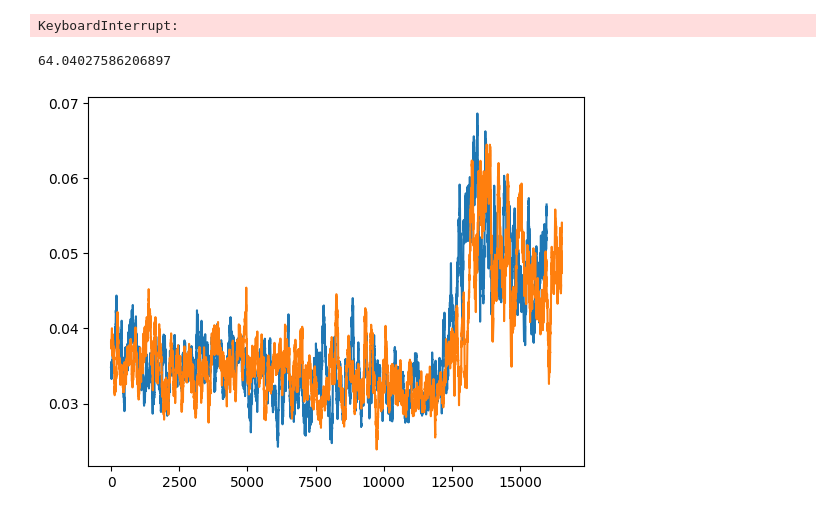
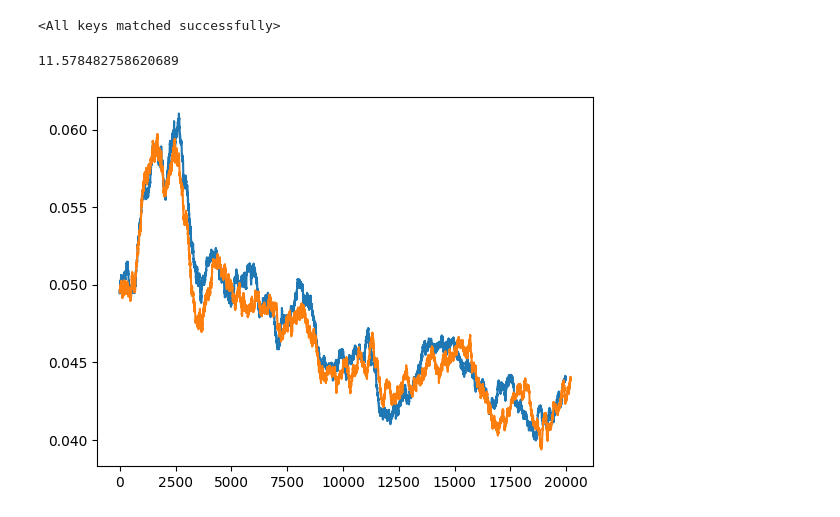
Before and after one commit to Tordjx/UMMT, a Jupyter notebook: Core model files/main_notebook.ipynb, the cells around one changed output. Cells and saved outputs as stored; diff of their text form; code cells hidden in the pictures.

```diff
--- a/Core model files/main_notebook.ipynb
+++ b/Core model files/main_notebook.ipynb
@@ -44,8 +52,10 @@ model_fr = Modèle(n_token_fr,embedding_dim,n_head, num_encoder_layers,num_decod
 model_en = Modèle(n_token_en,embedding_dim,n_head, num_encoder_layers,num_decoder_layers,dim_feedforward,dropout,activation,vocab_en["TOKEN_VIDE"],vocab_en["DEBUT_DE_PHRASE"],vocab_en["FIN_DE_PHRASE"]).to(device)
 
 #IF WE WANT TO LOAD PREVIOUSLY TRAINED MODEL
-# model_en.load_state_dict(torch.load("tordjx/model_en"))
-# model_fr.load_state_dict(torch.load("tordjx/model_fr"))
+model_en.load_state_dict(torch.load("tordjx/model_en"))
+model_fr.load_state_dict(torch.load("tordjx/model_fr"))
+# %% [output]
+<All keys matched successfully>
 # %%
 # val_features  = np.load(fs.open('tordjx/val-resnet50-res4frelu.npy'))
 # train_features  = np.load(fs.open('tordjx/train-resnet50-res4frelu.npy'))
@@ -59,21 +69,19 @@ val_features = torch.from_numpy(val_features)
 train_data_fr = [tokenized_fr, train_features]
 train_data_en = [tokenized_en, train_features]
 mixed_train(model_fr,model_en,train_data_fr,train_data_en,500,batch_size, True,[1/2,1])
-# %% [output]
-KeyboardInterrupt:
 # %%
-def moving_average(a, n=100,tail = 100000) :
+def moving_average(a, n=1000,tail = 0) :
     ret = np.cumsum(a, dtype=float)
     ret[n:] = ret[n:] - ret[:-n]
     return (ret[n - 1:] / n)[tail:]
 
 plt.plot(moving_average(model_fr.loss_list))
 plt.plot(moving_average(model_en.loss_list))
 # plt.plot(model_en.loss_list)
 print(len(model_fr.loss_list)/(29000/batch_size))
 # %% [output]
-64.04027586206897
+11.578482758620689
-[figure, old version]
+[figure, new version]
 # %%
 torch.save(model_fr.state_dict(), "tordjx/model_fr")
 torch.save(model_en.state_dict(), "tordjx/model_en")
```
Also changed, not shown: parts of 4 cells of this notebook.
